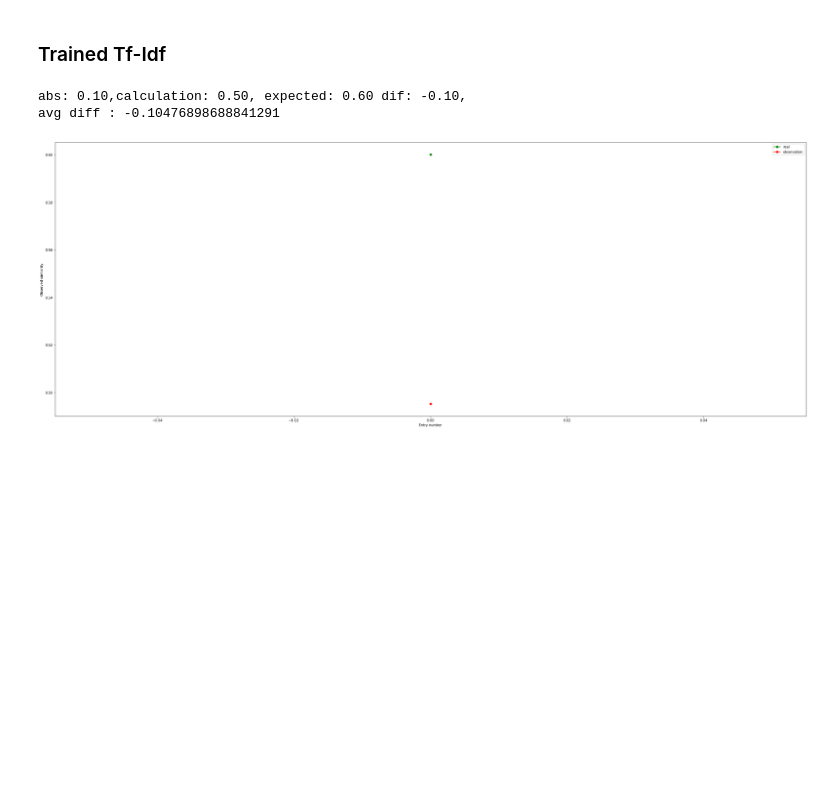
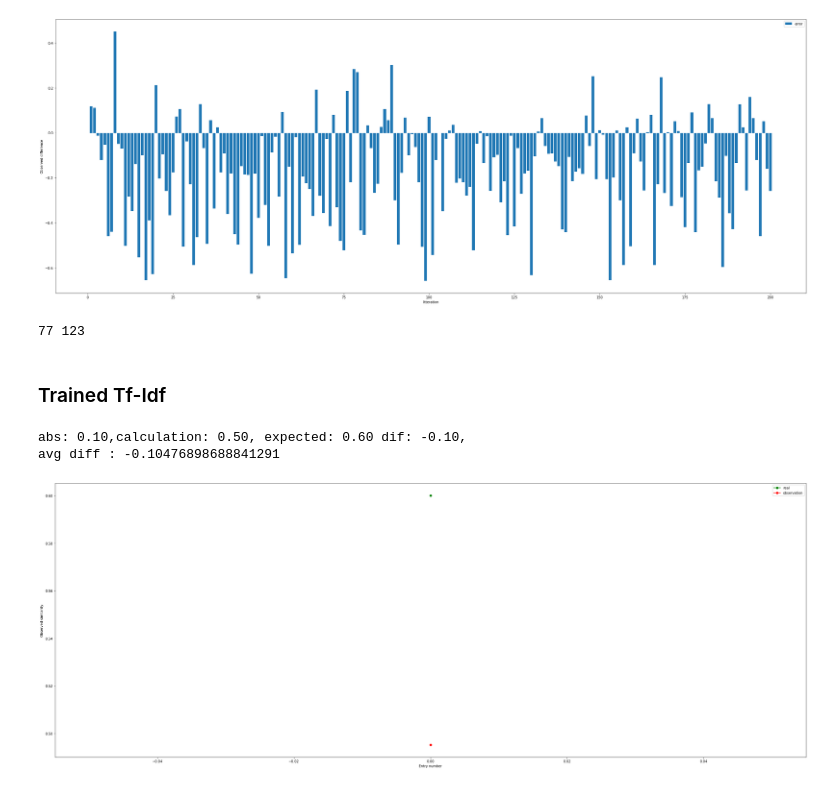
Before and after one commit to hrs2203/fuzzy-pancake, a Jupyter notebook: observation.ipynb, the cells around one changed output. Drawn from its saved outputs; the diff is of its cells as text; code cells hidden in the pictures; blank space fills up the shorter version.

```diff
--- a/observation.ipynb
+++ b/observation.ipynb
@@ -118,3 +152,18 @@ create_plot(
+# %%
+bar_plot(calculated_values)
+# %% [output]
+[figure, added]
+# %%
+ur = 0
+lr = 0
+for i in calculated_values:
+    if abs(i)<=0.25:
+        lr += 1
+    else:
+        ur += 1
+print(ur, lr)
+# %% [output]
+77 123
 # %% [markdown]
 ### Trained Tf-Idf
 # %%
```
Also changed, not shown: parts of 20 cells of this notebook, 1 other file.
